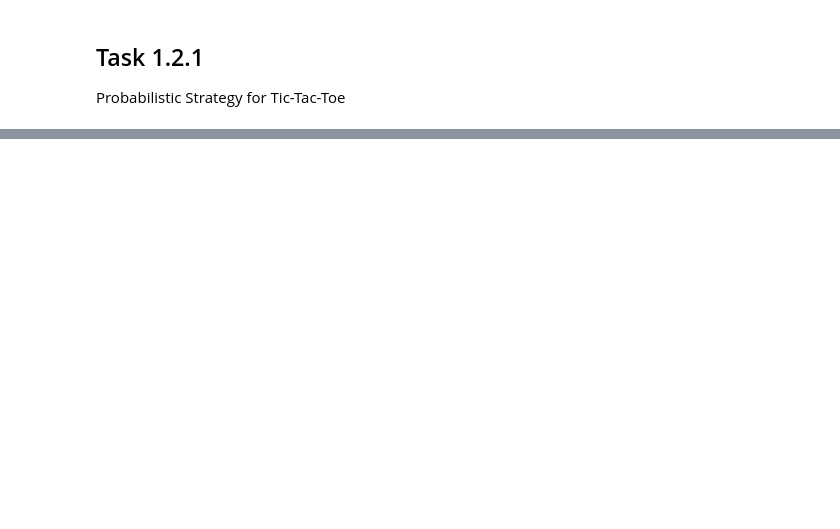
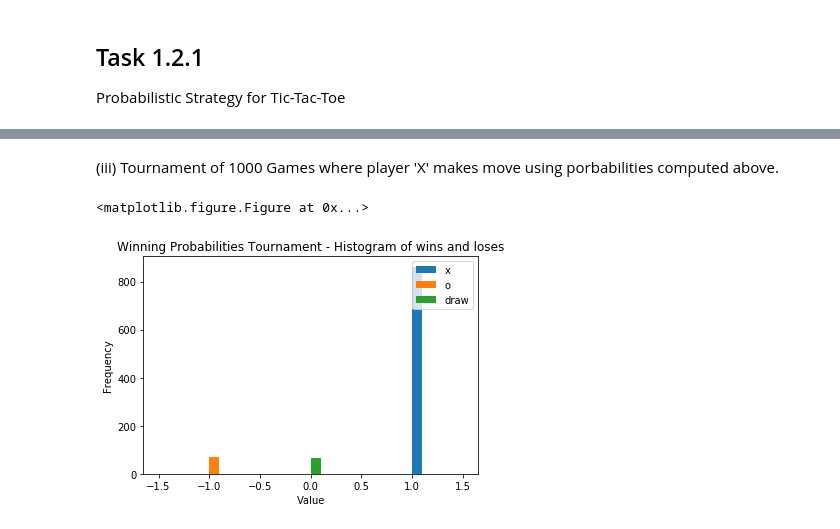
Before and after one commit to MdAsifKhan/Game-AI, a Jupyter notebook: project-01/Task-project-01.ipynb, the cells around one changed output, grey strips where cells are left out. Saved outputs shown, nothing was run; the diff lists cells and outputs as text; code cells hidden in the pictures; blank space fills up the shorter version.

```diff
--- a/project-01/Task-project-01.ipynb
+++ b/project-01/Task-project-01.ipynb
@@ -47,2 +47,15 @@ plot_histogram(game_result, "Winning Probabilities Tournament - Histogram of win
 # %%
 from tic_tac_toe import winningProbabilitiesTournament
+# %% [markdown]
+(iii) Tournament of 1000 Games where player 'X' makes move using porbabilities computed above.
+# %%
+# Move Player
+player = 1
+file = 'probabilities.txt'
+game_result = winningProbabilitiesTournament(player, file)
+plot.clf()
+plot = plot_histogram(game_result, "Winning Probabilities Tournament - Histogram of wins and loses", 2)
+plot.show()
+# %% [output]
+<matplotlib.figure.Figure at 0x...>
+[figure, added]
```
Also changed, not shown: parts of 22 cells of this notebook.
